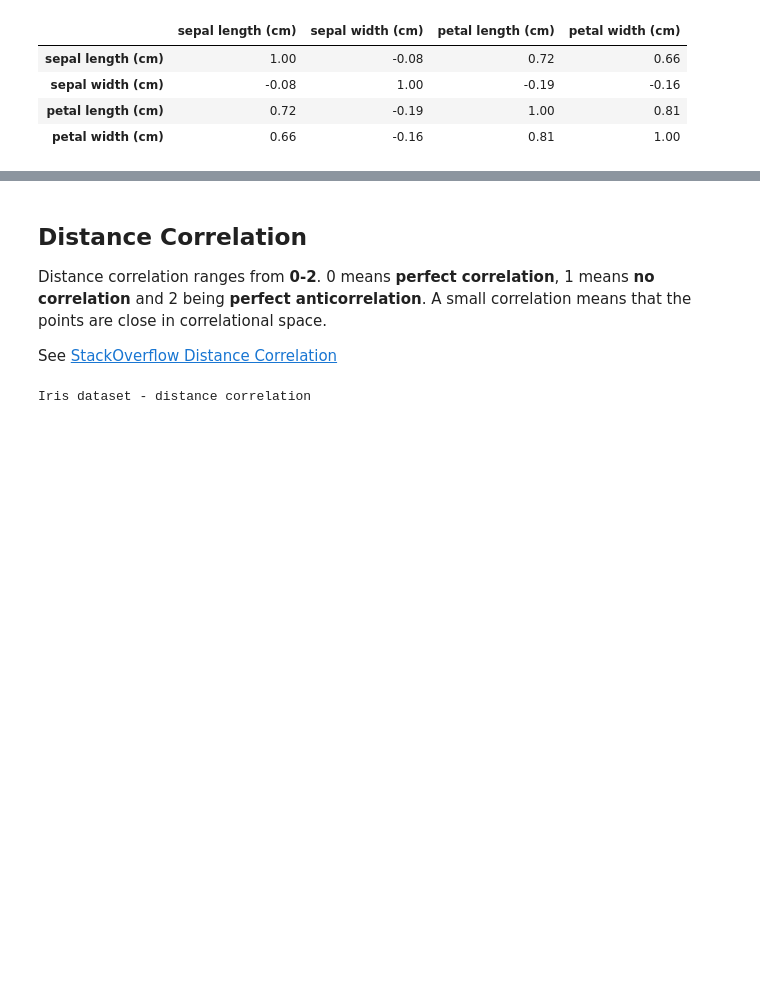
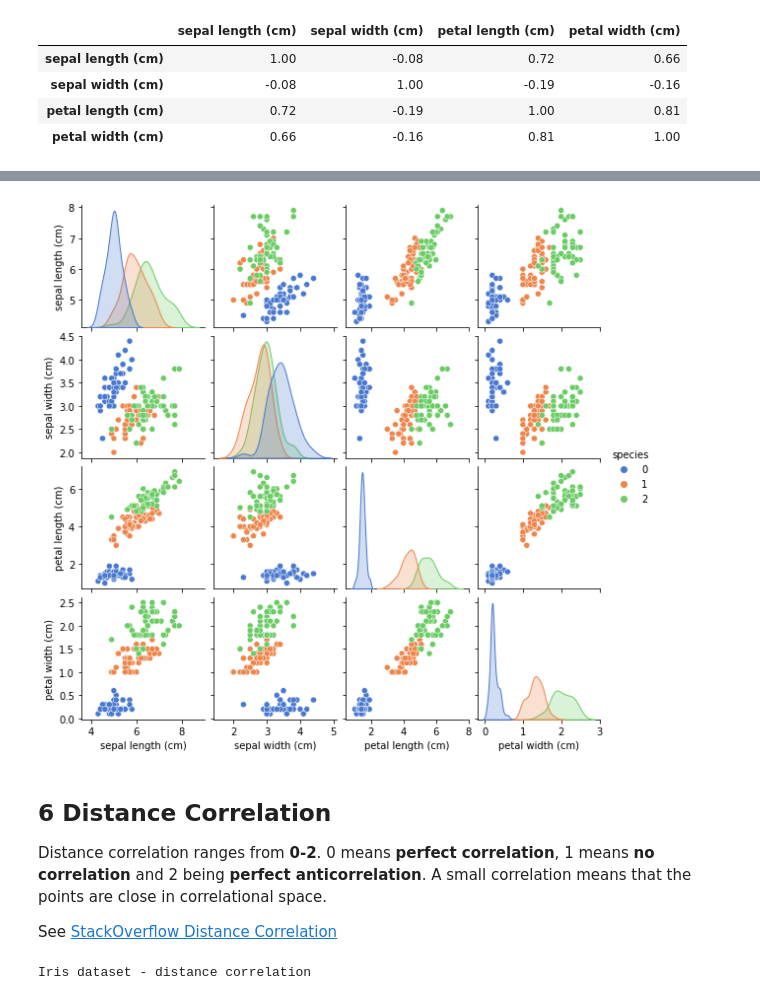
Before and after one commit to dgunning/blog, a Jupyter notebook: _notebooks/2020-09-20-notes-on-correlation.ipynb, the cells around one changed output, grey strips where cells are left out. Drawn from its saved outputs; the diff is of its cells as text; code cells hidden in the pictures; blank space fills up the shorter version.

```diff
--- a/_notebooks/2020-09-20-notes-on-correlation.ipynb
+++ b/_notebooks/2020-09-20-notes-on-correlation.ipynb
@@ -145,5 +153,15 @@ Iris dataset - kendall correlation
+# %%
+# Add the species to the dataframe. We will use this to color the pairplot
+iris_data = pd.concat([X,y], axis=1).rename(columns=({'target':'species'}))
+# Set the hue to 'species'
+sns.pairplot(iris_data,
+                 hue='species',
+                 palette=sns.color_palette("muted",3),
+                 height=2);
+# %% [output]
+[figure, added]
 # %% [markdown]
-## Distance Correlation
+## 6 Distance Correlation
 
 Distance correlation ranges from **0-2**. 0 means **perfect correlation**, 1 means **no correlation** and 2 being **perfect anticorrelation**. A small correlation means that the points are close in correlational space.
 
```
Also changed, not shown: parts of 16 cells of this notebook.
